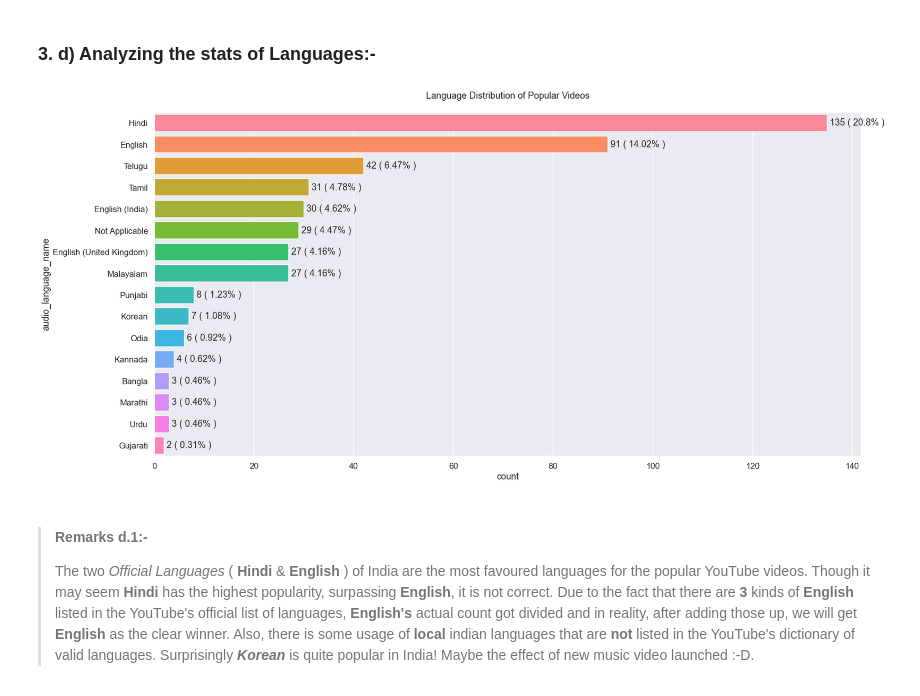
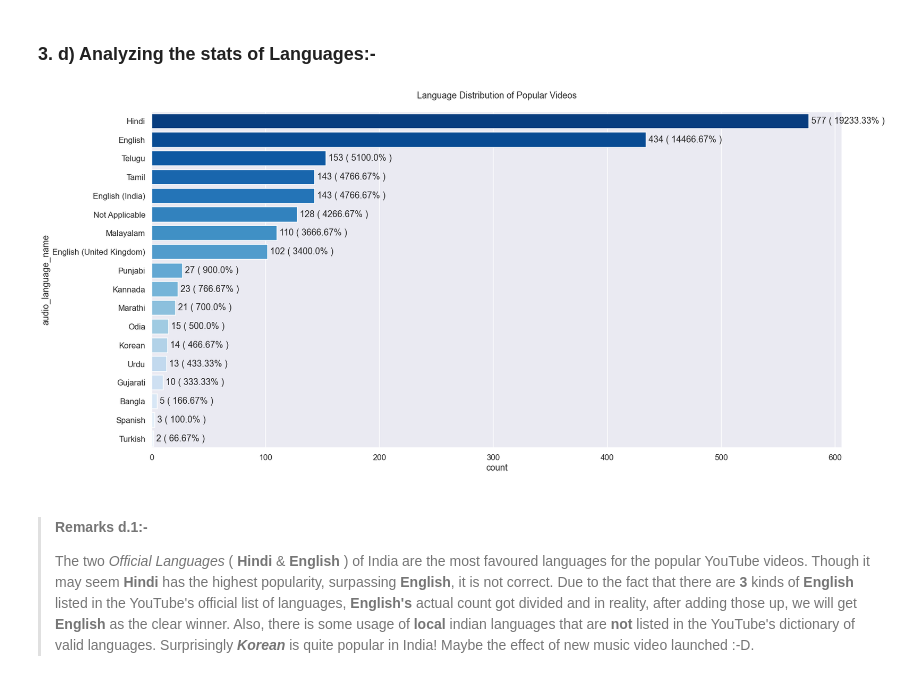
Before and after one commit to AniketMondal/DA_YouTube_Popular_Videos, a Jupyter notebook: YouTube_Popular_Videos_Analysis_2.ipynb, the cells around one changed output. Saved outputs shown, nothing was run; the diff lists cells and outputs as text; code cells hidden in the pictures.

```diff
--- a/YouTube_Popular_Videos_Analysis_2.ipynb
+++ b/YouTube_Popular_Videos_Analysis_2.ipynb
@@ -60,7 +60,7 @@ columns = cursor.fetchone()[0]  # This syntax is for extracting only the string
 print(columns)
 
 # Query to actually select required 24 columns from the table.
-query = "SELECT "+columns+" FROM YT_POPULAR_VIDEOS ORDER BY ENTRY_TIMESTAMP DESC, RANK LIMIT 5000;"
+query = "SELECT "+columns+" FROM YT_POPULAR_VIDEOS ORDER BY ENTRY_TIMESTAMP DESC, RANK LIMIT 10000;"
 # %% [output]
 rank,entry_timestamp,video_id,channel_name,channel_id,published_at,title_language,title_language_name,audio_language,audio_language_name,duration,quality,views,likes,dislikes,comments,live_start_real, ...
 # %% [markdown]
@@ -309,17 +304,17 @@ Text(0.5, 1.2, 'Analysis of Popular Video durations ( in seconds )')
 # %% [markdown]
 ### 3. d) Analyzing the stats of Languages:-
 # %%
-gd1 = sns.countplot(data=df_uvid,y="audio_language_name",order=df_uvid.audio_language_name.value_counts().index,saturation=1)
+gd1 = sns.countplot(data=df_uvid,y="audio_language_name",order=df_uvid.audio_language_name.value_counts().index,palette='Blues_r',saturation=1)
 plt.title("Language Distribution of Popular Videos\n")
 gd1.figure.set_figwidth(25)
 gd1.figure.set_figheight(12.5)
 
 for p in gd1.patches:
     x = p.get_bbox().get_points()[1,0]
     y = p.get_bbox().get_points()[:,1]
     gd1.annotate(f" {int(x)} ( {round(100*x/n,2)}% )",(x, y.mean()),va="center")
 # %% [output]
-[figure, old version]
+[figure, new version]
 # %% [markdown]
 >#### Remarks d.1:-
 > The two *Official Languages* ( **Hindi** & **English** ) of India are the most favoured languages for the popular YouTube videos. Though it may seem **Hindi** has the highest popularity, surpassing **English**, it is not correct. Due to the fact that there are **3** kinds of **English** listed in the YouTube's official list of languages, **English's** actual count got divided and in reality, after adding those up, we will get **English** as the clear winner. Also, there is some usage of **local** indian languages that are **not** listed in the YouTube's dictionary of valid languages. Surprisingly ***Korean*** is quite popular in India! Maybe the effect of new music video launched :-D.
```
Also changed, not shown: parts of 28 cells of this notebook.
